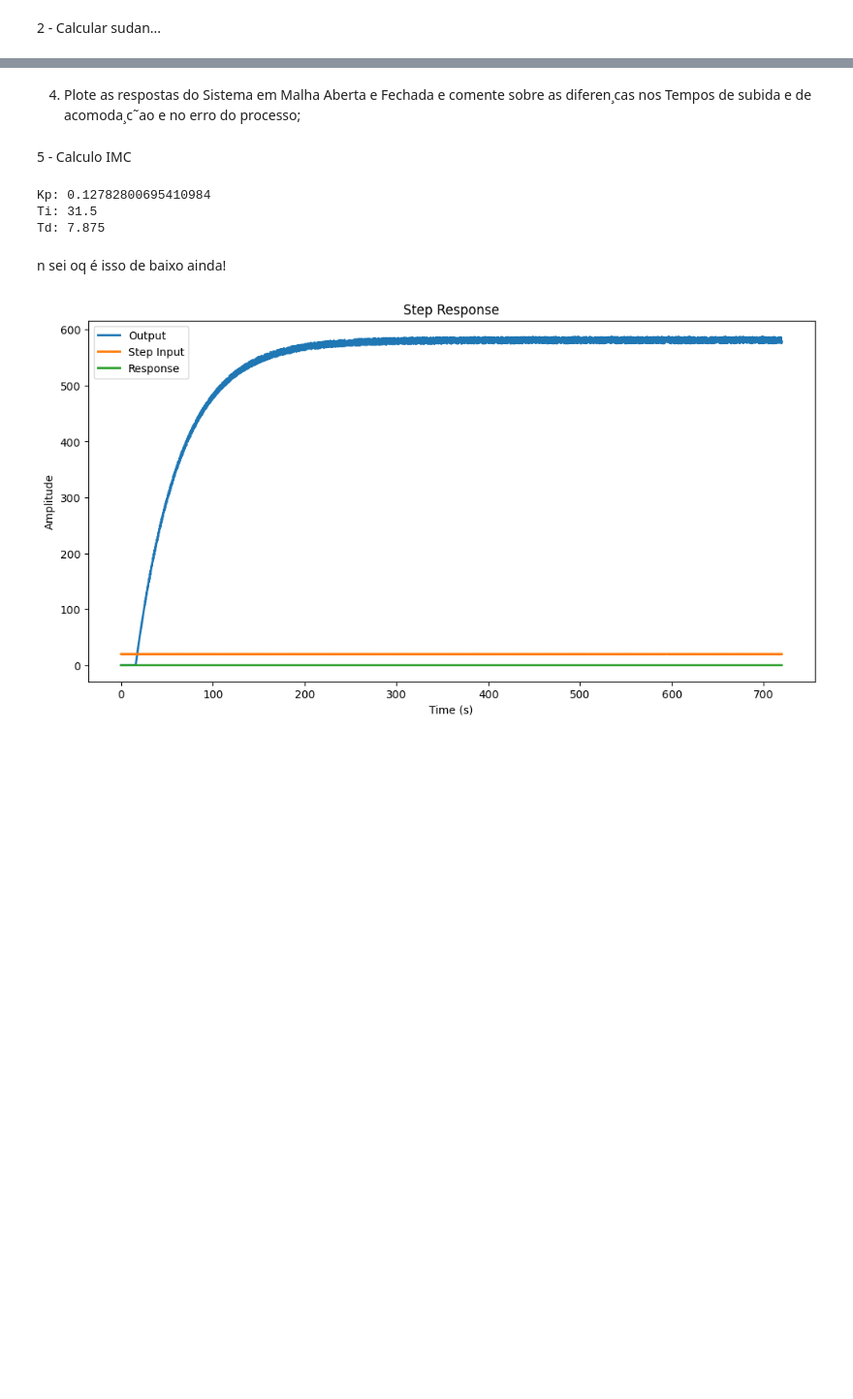
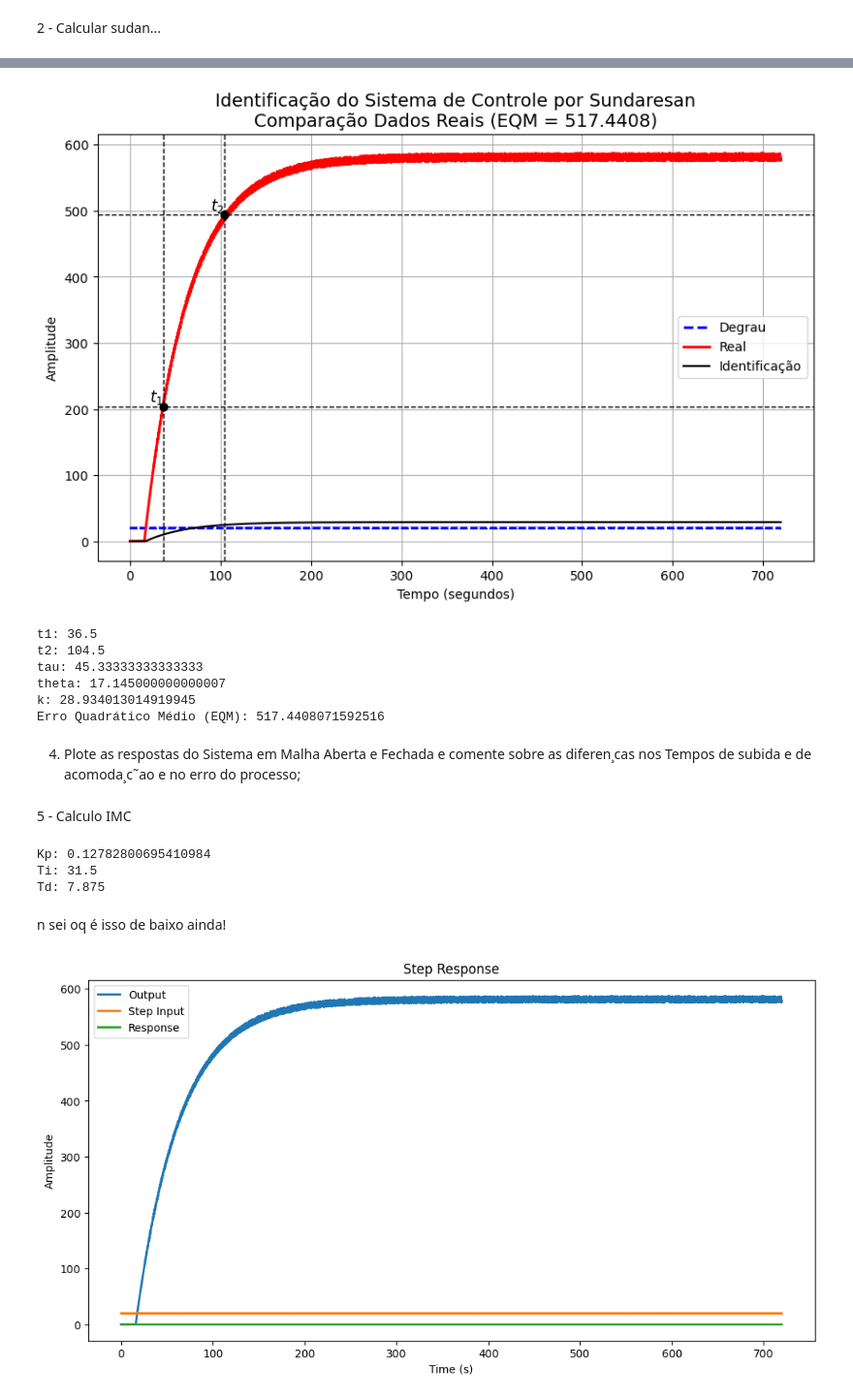
Before and after one commit to bsmvictor/Sistemas-Embarcados, a Jupyter notebook: Projeto_pratico/Smith.ipynb, the cells around one changed output, grey strips where cells are left out. Shown at 97% size. Cells and saved outputs as stored; diff of their text form; code cells hidden in the pictures; blank space fills up the shorter version.

```diff
--- a/Projeto_pratico/Smith.ipynb
+++ b/Projeto_pratico/Smith.ipynb
@@ -121,3 +115,82 @@ k:  29.056900774641193
+# %%
+# Importando as bibliotecas necessárias para adequar o código ao método de Sundaresan e exibir o gráfico
+import numpy as np
+import matplotlib.pyplot as plt
+
+# Separando as variáveis tempo, degrau_values e potencia_values que já foram extraídas
+
+valor_final = potencia_values[-1]  # Último valor da potência
+
+# Cálculo dos valores de referência para 35.3% e 85.3% do valor final
+t1_value = 0.353 * valor_final
+t2_value = 0.853 * valor_final
+
+# Cálculo de t1 (tempo em que a amplitude atinge 35.3% do valor final)
+t1 = tempo[np.where(potencia_values >= t1_value)[0][0]]
+
+# Cálculo de t2 (tempo em que a amplitude atinge 85.3% do valor final)
+t2 = tempo[np.where(potencia_values >= t2_value)[0][0]]
+
+# Definição da constante de tempo TAU e do tempo de atraso THETA
+tau = (2 / 3) * (t2 - t1)
+theta = 1.3 * t1 - 0.29 * t2
+
+# Definição da variável K
+k = valor_final / np.mean(degrau_values)
+
+# Geração da resposta modelada usando os parâmetros identificados
+modelo_resposta = k * (1 - np.exp(-(tempo - theta) / tau))  # Modelo de primeira ordem com atraso
+modelo_resposta[tempo < theta] = 0  # Zera os valores antes do tempo de atraso
+
+# Cálculo do Erro Quadrático Médio (EQM)
+eqm = np.sqrt(np.mean((potencia_values - modelo_resposta) ** 2))
+
+# Plotar o gráfico com os pontos de referência e a curva de resposta ao degrau
+plt.figure(figsize=(10, 6))
+
+# Plotar a curva de resposta ao degrau real e o modelo identificado
+plt.plot(tempo, degrau_values, label='Degrau', color='blue', linestyle='--', linewidth=2)
+plt.plot(tempo, potencia_values, label='Real', color='red', linewidth=2)
+plt.plot(tempo, modelo_resposta, label='Identificação', color='black', linestyle='-', linewidth=1.5)
+
+# Destacar os pontos de 35.3% e 85.3% da curva
+plt.scatter([t1, t2], [t1_value, t2_value], color='black', zorder=5)
+
+# Traçar linhas horizontais e verticais para indicar os pontos de referência
+plt.axhline(y=t1_value, color='black', linestyle='--', linewidth=1)
+plt.axhline(y=t2_value, color='black', linestyle='--', linewidth=1)
+plt.axvline(x=t1, color='black', linestyle='--', linewidth=1)
+plt.axvline(x=t2, color='black', linestyle='--', linewidth=1)
+
+# Adicionar rótulos para os pontos t1 e t2
+plt.text(t1, t1_value, '$t_1$', verticalalignment='bottom', horizontalalignment='right', fontsize=12)
+plt.text(t2, t2_value, '$t_2$', verticalalignment='bottom', horizontalalignment='right', fontsize=12)
+
+# Adicionar título e legendas
+plt.title(f'Identificação do Sistema de Controle por Sundaresan\nComparação Dados Reais (EQM = {eqm:.4f})', fontsize=14)
+plt.ylabel('Amplitude')
+plt.xlabel('Tempo (segundos)')
+plt.legend()
+plt.grid(True)
+
+# Mostrar o gráfico
+plt.show()
+
+# Exibir valores de t1, t2, tau, theta, k e EQM
+print('t1:', t1)
+print('t2:', t2)
+print('tau:', tau)
+print('theta:', theta)
+print('k:', k)
+print('Erro Quadrático Médio (EQM):', eqm)
+# %% [output]
+[figure, added]
+t1: 36.5
+t2: 104.5
+tau: 45.33333333333333
+theta: 17.145000000000007
+k: 28.934013014919945
+Erro Quadrático Médio (EQM): 517.4408071592516
 # %% [markdown]
 4. Plote as respostas do Sistema em Malha Aberta e Fechada e comente sobre as diferen¸cas
 nos Tempos de subida e de acomoda¸c˜ao e no erro do processo;
```
Also changed, not shown: parts of 5 cells of this notebook.
